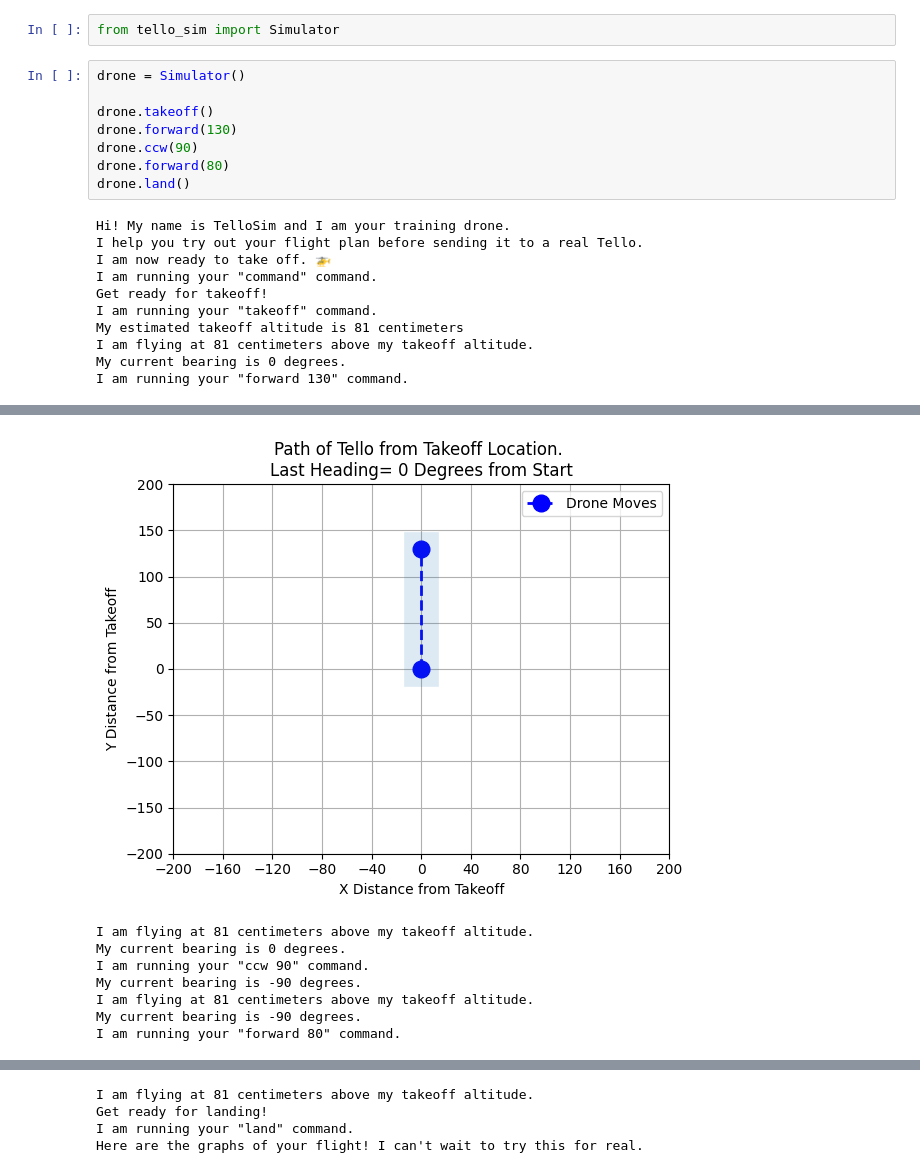
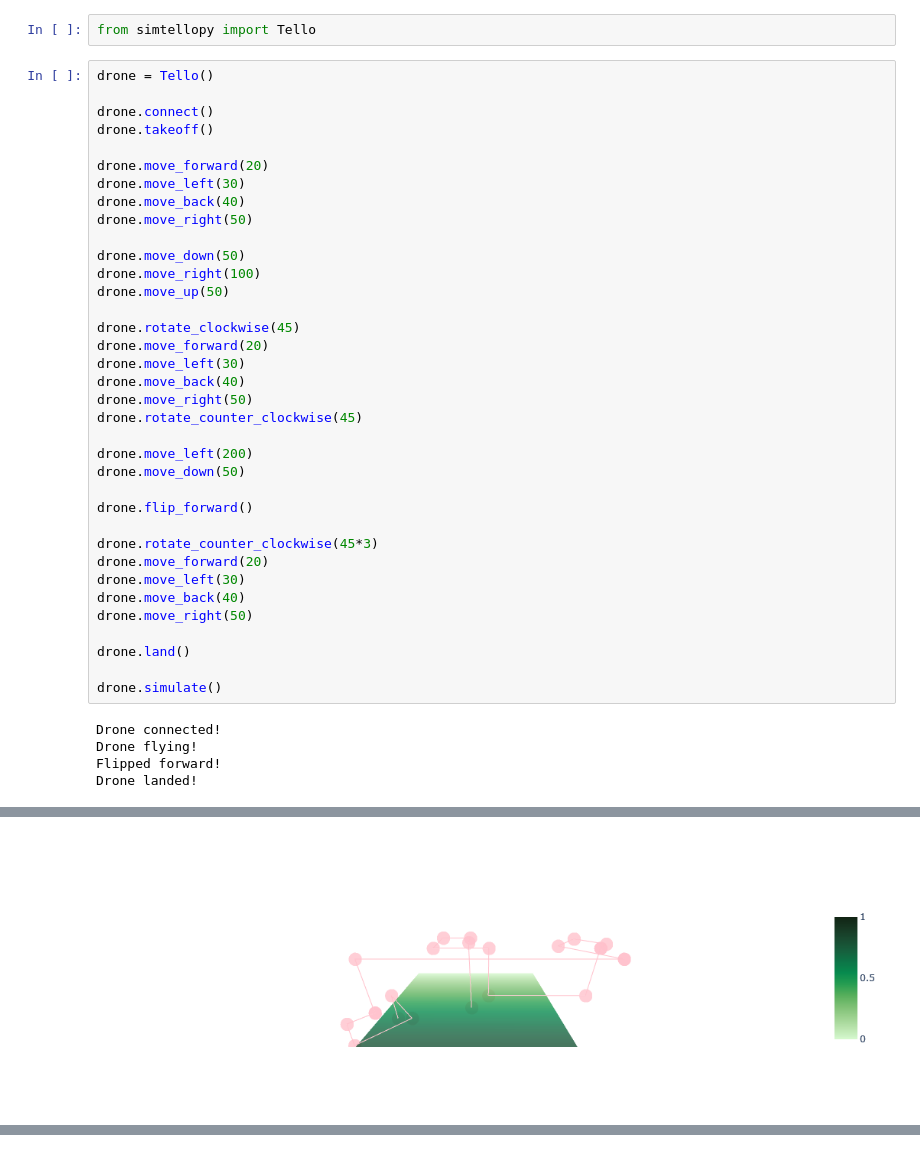
Before and after one commit to danalizieors/jupyter-tello, a Jupyter notebook: source/example.ipynb, the cells around one changed output, grey strips where cells are left out. Saved outputs shown, nothing was run; the diff lists cells and outputs as text.

Commit message:
implement better drone simulator

```diff
--- a/source/example.ipynb
+++ b/source/example.ipynb
@@ -1,21 +1,43 @@
 # %%
-from tello_sim import Simulator
+from simtellopy import Tello
 # %%
-drone = Simulator()
+drone = Tello()
 
+drone.connect()
 drone.takeoff()
-drone.forward(130)
-drone.ccw(90)
-drone.forward(80)
+
+drone.move_forward(20)
+drone.move_left(30)
+drone.move_back(40)
+drone.move_right(50)
+
+drone.move_down(50)
+drone.move_right(100)
+drone.move_up(50)
+
+drone.rotate_clockwise(45)
+drone.move_forward(20)
+drone.move_left(30)
+drone.move_back(40)
+drone.move_right(50)
+drone.rotate_counter_clockwise(45)
+
+drone.move_left(200)
+drone.move_down(50)
+
+drone.flip_forward()
+
+drone.rotate_counter_clockwise(45*3)
+drone.move_forward(20)
+drone.move_left(30)
+drone.move_back(40)
+drone.move_right(50)
+
 drone.land()
+
+drone.simulate()
 # %% [output]
-Hi! My name is TelloSim and I am your training drone.
-I help you try out your flight plan before sending it to a real Tello.
-I am now ready to take off. 🚁
-I am running your "command" command.
-Get ready for takeoff!
-I am running your "takeoff" command.
-My estimated takeoff altitude is 81 centimeters
-I am flying at 81 centimeters above my takeoff altitude.
-My current bearing is 0 degrees.
-I am running your "forward 130" command.
+Drone connected!
+Drone flying!
+Flipped forward!
+Drone landed!
@@ -22,8 +45 @@ I am running your "forward 130" command.
-[figure, old version]
+[figure, new version]
-I am flying at 81 centimeters above my takeoff altitude.
-My current bearing is 0 degrees.
-I am running your "ccw 90" command.
-My current bearing is -90 degrees.
-I am flying at 81 centimeters above my takeoff altitude.
-My current bearing is -90 degrees.
-I am running your "forward 80" command.
@@ -31,4 +45,0 @@ I am running your "forward 80" command.
-I am flying at 81 centimeters above my takeoff altitude.
-Get ready for landing!
-I am running your "land" command.
-Here are the graphs of your flight! I can't wait to try this for real.
```
Also changed, not shown: parts of 1 cell of this notebook, 5 other files.
